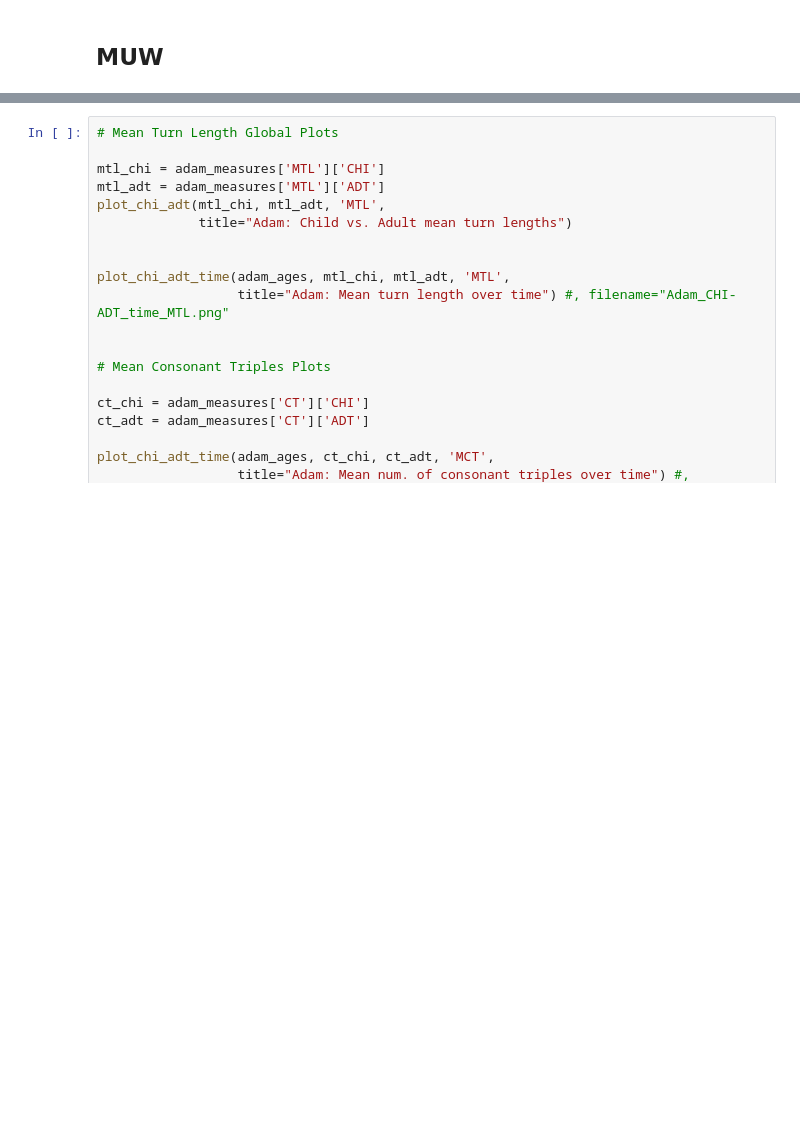
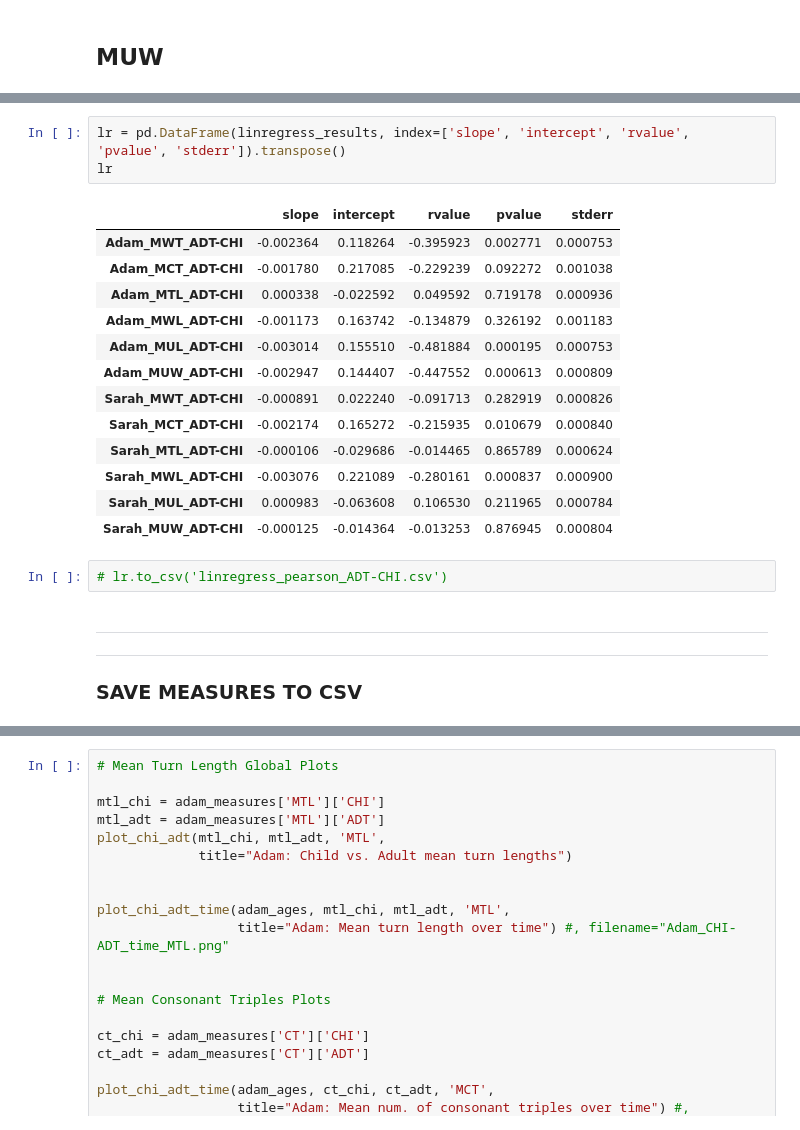
Before and after one commit to mdhk/CDM-project, a Jupyter notebook: main_additional_measures.ipynb, the cells around one changed output, grey strips where cells are left out. Drawn from its saved outputs; the diff is of its cells as text; blank space fills up the shorter version.

```diff
--- a/main_additional_measures.ipynb
+++ b/main_additional_measures.ipynb
@@ -1507,0 +1807,23 @@ MUW pearson: (-0.09432500546882813, 0.2130493532589616)
+# %%
+lr = pd.DataFrame(linregress_results, index=['slope', 'intercept', 'rvalue', 'pvalue', 'stderr']).transpose()
+lr
+# %% [output]
+|  | slope | intercept | rvalue | pvalue | stderr |
+| Adam_MWT_ADT-CHI | -0.002364 | 0.118264 | -0.395923 | 0.002771 | 0.000753 |
+| Adam_MCT_ADT-CHI | -0.001780 | 0.217085 | -0.229239 | 0.092272 | 0.001038 |
+| Adam_MTL_ADT-CHI | 0.000338 | -0.022592 | 0.049592 | 0.719178 | 0.000936 |
+| Adam_MWL_ADT-CHI | -0.001173 | 0.163742 | -0.134879 | 0.326192 | 0.001183 |
+| Adam_MUL_ADT-CHI | -0.003014 | 0.155510 | -0.481884 | 0.000195 | 0.000753 |
+| Adam_MUW_ADT-CHI | -0.002947 | 0.144407 | -0.447552 | 0.000613 | 0.000809 |
+| Sarah_MWT_ADT-CHI | -0.000891 | 0.022240 | -0.091713 | 0.282919 | 0.000826 |
+| Sarah_MCT_ADT-CHI | -0.002174 | 0.165272 | -0.215935 | 0.010679 | 0.000840 |
+| Sarah_MTL_ADT-CHI | -0.000106 | -0.029686 | -0.014465 | 0.865789 | 0.000624 |
+| Sarah_MWL_ADT-CHI | -0.003076 | 0.221089 | -0.280161 | 0.000837 | 0.000900 |
+| Sarah_MUL_ADT-CHI | 0.000983 | -0.063608 | 0.106530 | 0.211965 | 0.000784 |
+| Sarah_MUW_ADT-CHI | -0.000125 | -0.014364 | -0.013253 | 0.876945 | 0.000804 |
+# %%
+# lr.to_csv('linregress_pearson_ADT-CHI.csv')
+# %% [markdown]
+----
+----
+### SAVE MEASURES TO CSV
```
Also changed, not shown: parts of 48 cells of this notebook.
